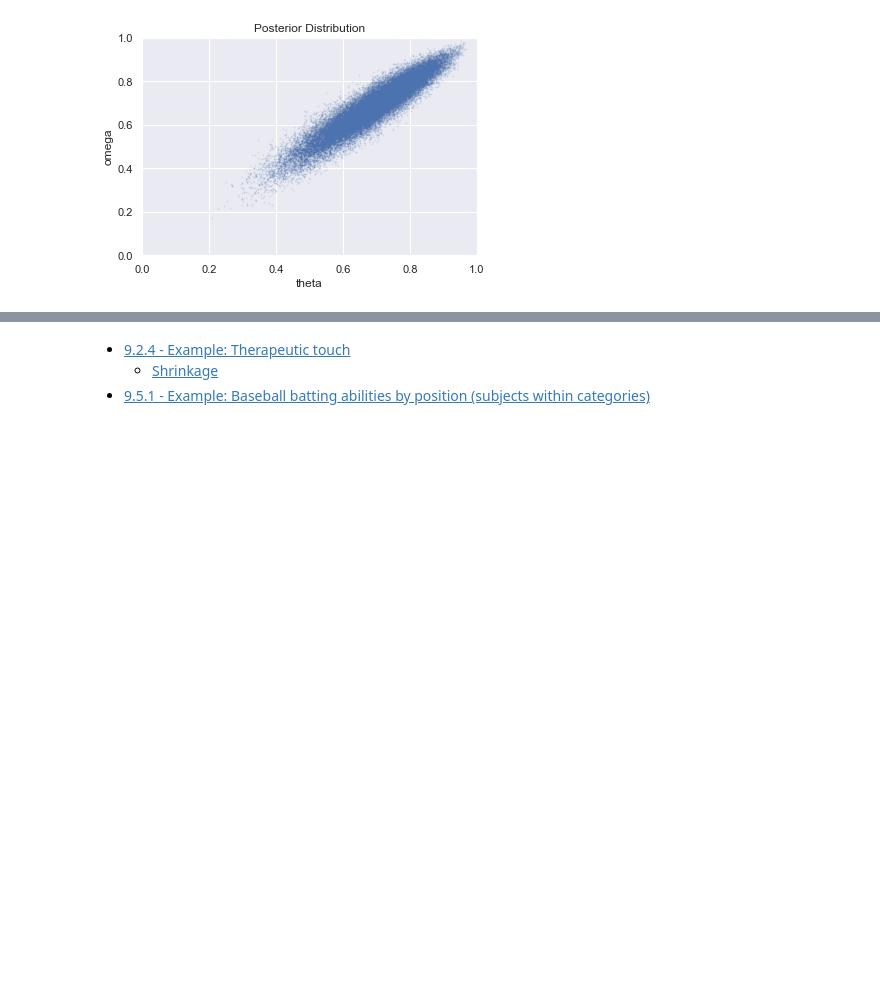
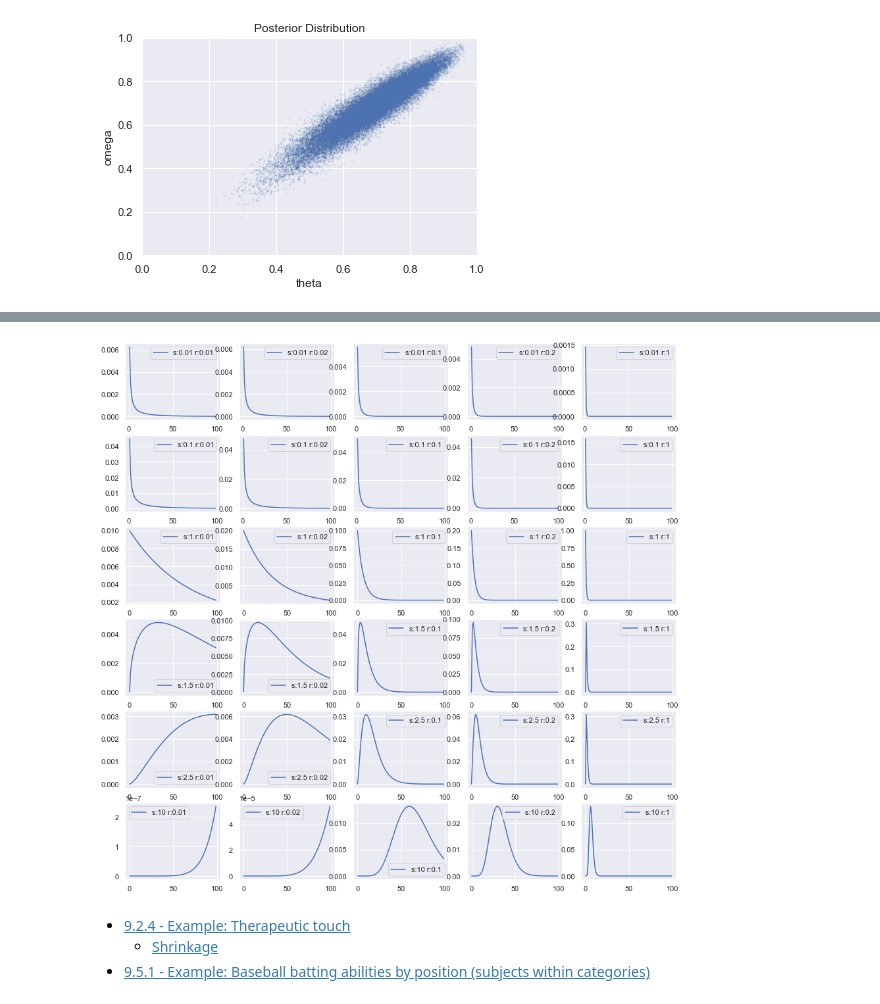
Before and after one commit to yongduek/DBDA-python, a Jupyter notebook: Notebooks/Chapter 09.ipynb, the cells around one changed output, grey strips where cells are left out. Saved outputs shown, nothing was run; the diff lists cells and outputs as text; code cells hidden in the pictures; blank space fills up the shorter version.

```diff
--- a/Notebooks/Chapter 09.ipynb
+++ b/Notebooks/Chapter 09.ipynb
@@ -271,3 +306,15 @@ plt.ylabel('omega');
+# %%
+fig, axes = plt.subplots(len(shapes), len(rates), figsize=(15,15))
+for i, shape in enumerate(shapes):
+    for j, rate in enumerate(rates):
+        ax = axes[i, j]
+        scale = 1/rate  #
+        g = stats.gamma(a=shape, scale=scale)
+        x = np.linspace(0, 150, 100)
+        ax.plot(g.pdf(x), label=f's:{shape} r:{rate}')
+        ax.legend()
+# %% [output]
+[figure, added]
 # %% [markdown]
 - [9.2.4 - Example: Therapeutic touch](#9.2.4---Example:-Therapeutic-touch)
     - [Shrinkage](#Shrinkage)
```
Also changed, not shown: parts of 17 cells of this notebook, 1 other file.
